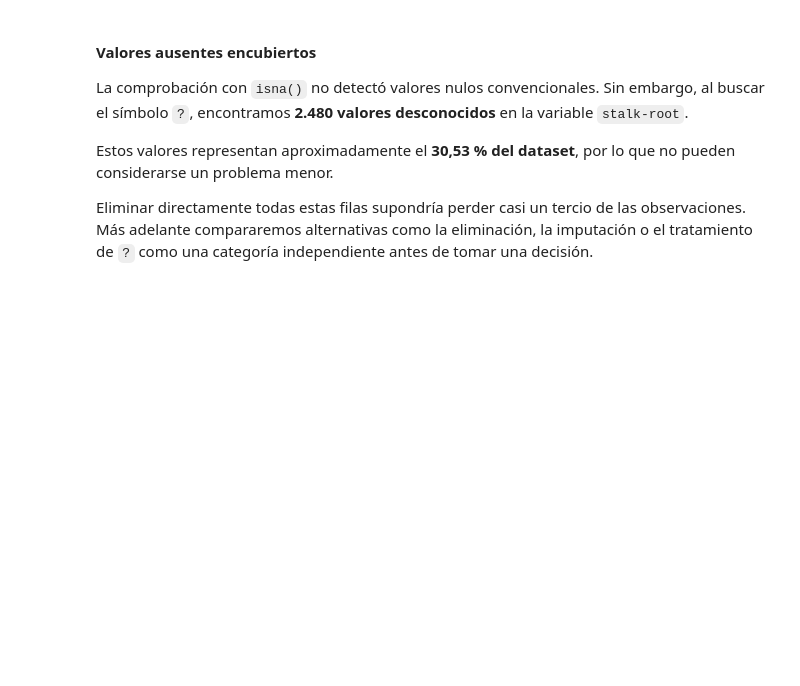
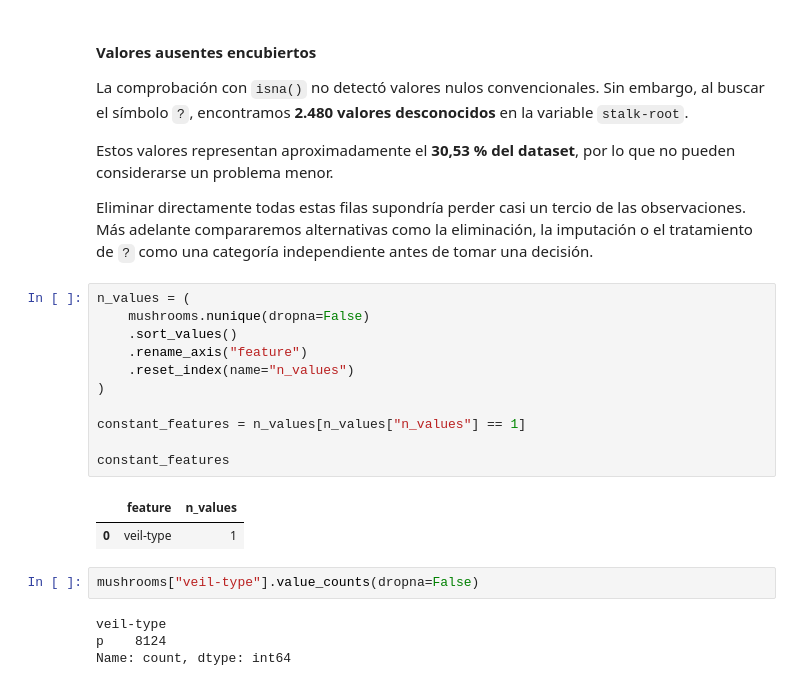
Before and after one commit to Bootcamp-IA-MAD-P7/project7-unsupervised-ml-Fernanda, a Jupyter notebook: clustering-Mushrooms.ipynb, the cells around one changed output. Saved outputs shown, nothing was run; the diff lists cells and outputs as text; blank space fills up the shorter version.

```diff
--- a/clustering-Mushrooms.ipynb
+++ b/clustering-Mushrooms.ipynb
@@ -152,3 +152,23 @@ La comprobación con `isna()` no detectó valores nulos convencionales. Sin emba
 Estos valores representan aproximadamente el **30,53 % del dataset**, por lo que no pueden considerarse un problema menor.
 
 Eliminar directamente todas estas filas supondría perder casi un tercio de las observaciones. Más adelante compararemos alternativas como la eliminación, la imputación o el tratamiento de `?` como una categoría independiente antes de tomar una decisión.
+# %%
+n_values = (
+    mushrooms.nunique(dropna=False)
+    .sort_values()
+    .rename_axis("feature")
+    .reset_index(name="n_values")
+)
+
+constant_features = n_values[n_values["n_values"] == 1]
+
+constant_features
+# %% [output]
+|  | feature | n_values |
+| 0 | veil-type | 1 |
+# %%
+mushrooms["veil-type"].value_counts(dropna=False)
+# %% [output]
+veil-type
+p    8124
+Name: count, dtype: int64
```
Also changed, not shown: parts of 6 cells of this notebook.
